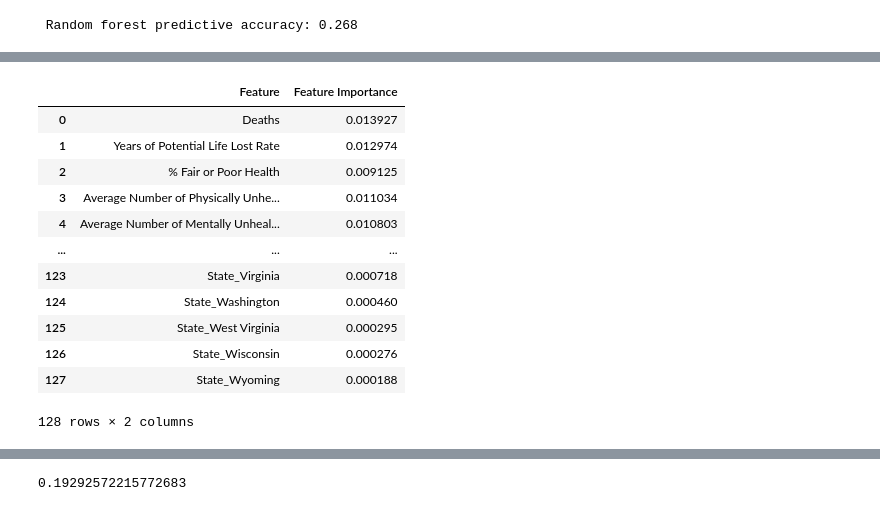
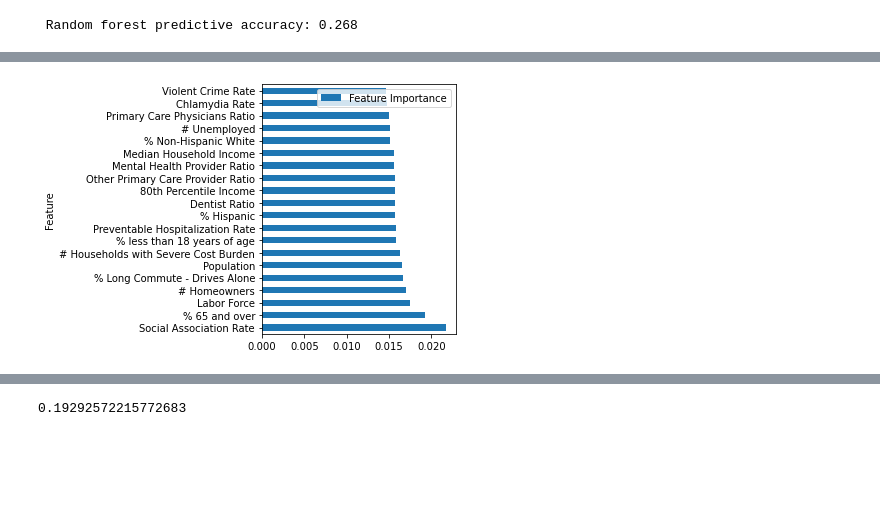
Before and after one commit to mgsrichard/EDai_exercise, a Jupyter notebook: County_Random_Forests.ipynb, the cells around one changed output, grey strips where cells are left out. Cells and saved outputs as stored; diff of their text form; code cells hidden in the pictures; blank space fills up the shorter version.

```diff
--- a/County_Random_Forests.ipynb
+++ b/County_Random_Forests.ipynb
@@ -234,22 +235,13 @@ plt.savefig("Resources/RF_Ranked_Importances.png")
 # %%
 columns_df = pd.DataFrame(columns,columns=['Feature'])
 importances_df = pd.DataFrame(importances,columns=['Feature Importance'])
 columns_df['Feature Importance']=importances_df["Feature Importance"]
-columns_df
+columns_df.sort_values(by=['Feature Importance'],inplace=True,ascending=False)
+columns_df[0:20].plot.barh(x="Feature",y='Feature Importance')
+plt.tight_layout()
+plt.savefig("Resources/RF_Ranked_Importances.png")
 # %% [output]
-|  | Feature | Feature Importance |
-| 0 | Deaths | 0.013927 |
-| 1 | Years of Potential Life Lost Rate | 0.012974 |
-| 2 | % Fair or Poor Health | 0.009125 |
-| 3 | Average Number of Physically Unhe... | 0.011034 |
-| 4 | Average Number of Mentally Unheal... | 0.010803 |
-| ... | ... | ... |
-| 123 | State_Virginia | 0.000718 |
-| 124 | State_Washington | 0.000460 |
-| 125 | State_West Virginia | 0.000295 |
-| 126 | State_Wisconsin | 0.000276 |
-| 127 | State_Wyoming | 0.000188 |
-128 rows × 2 columns
+[figure, added]
 # %%
 import hvplot.pandas
 columns_df.hvplot.table(columns=["Feature","Feature Importance"],sortable=True, selectable=True)
```
Also changed, not shown: parts of 35 cells of this notebook, 41 other files.
